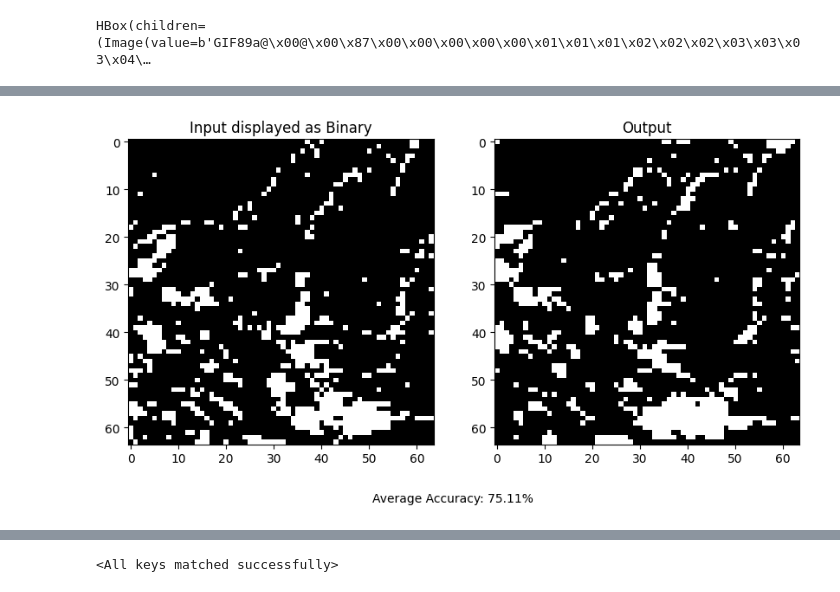
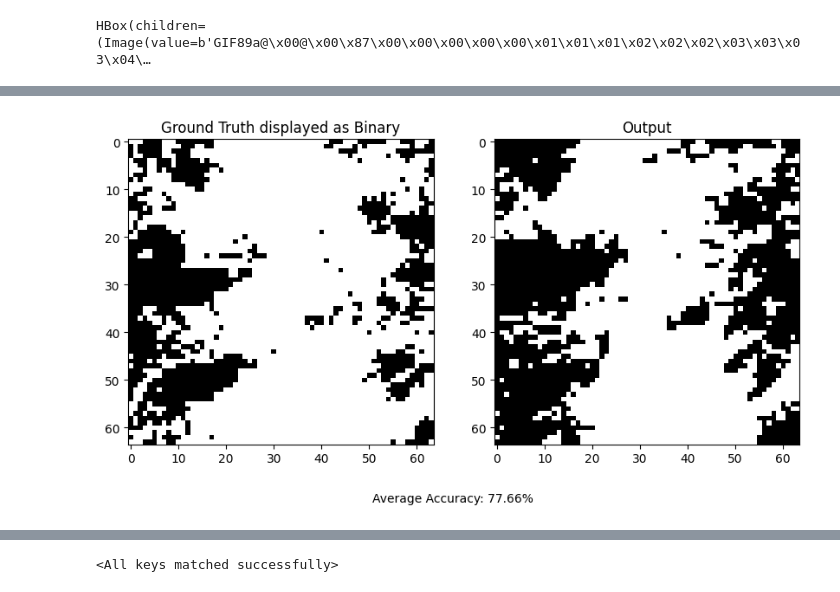
Before and after one commit to Sam-Malta/Cloud-Nowcasting, a Jupyter notebook: conv_lstm.ipynb, the cells around one changed output, grey strips where cells are left out. Drawn from its saved outputs; the diff is of its cells as text; code cells hidden in the pictures.

Commit message:
Fix: Fixed accuracy display

```diff
--- a/conv_lstm.ipynb
+++ b/conv_lstm.ipynb
@@ -56,8 +54,8 @@ dataset = np.array(dataset_resized)
 
 np.random.shuffle(dataset)
 
-train_data = dataset[:int(dataset.shape[0]*0.9)]
-test_data = dataset[int(dataset.shape[0]*0.1):]
+train_data = dataset[:int(dataset.shape[0]*0.8)]
+test_data = dataset[int(dataset.shape[0]*0.2):]
 # %%
 
 def collate(batch):
@@ -189,14 +173,23 @@ accuracy_list = []
 # Initialize output sequence
 output = np.zeros(target.shape, dtype=np.uint8)
 
+ground_truth = target[0]
 # Loop over timesteps
 
-for timestep in range(target.shape[1]):
-  input = batch[:,:,timestep:timestep+10]
-  output[:,timestep]=(model(input).squeeze(1).cpu()>0.5)*255.0
-  binary_input = (input.squeeze(1) > .5).type(torch.uint8)*255
-  accuracy = accuracy_score(binary_input[:,0].flatten().cpu(), output[:,timestep].flatten())
-  accuracy_list.append(accuracy)
+correct = 0
+total = 0
+model.eval()  # Set the model to evaluation mode
+
+
+with torch.no_grad():
+    for timestep in range(target.shape[1]):
+        print(timestep)
+        input = batch[:,:,timestep:timestep+10]
+        output[:,timestep]=(model(input).squeeze(1).cpu() > .5)*255.0
+        target[:,timestep] = (target[:,timestep] > .5) * 255
+        accuracy = accuracy_score(target[:,timestep].flatten(), output[:,timestep].flatten())
+        accuracy_list.append(accuracy)
+
 
 average_accuracy = sum(accuracy_list) / len(accuracy_list)
 print(f'Average accuracy: {average_accuracy}')
@@ -205,17 +208,17 @@ Average accuracy: 0.75108154296875
 # %%
 fig, axs = plt.subplots(1, 2, figsize=(10, 5))
-# Display binary_input_frame
-axs[0].imshow(binary_input[0,0].cpu(), cmap='gray')
-axs[0].set_title('Input displayed as Binary')
+# Display binary ground truth
+axs[0].imshow(ground_truth[0], cmap='gray')
+axs[0].set_title('Ground Truth displayed as Binary')
 
 # Display output
 axs[1].imshow(output[:,timestep][0], cmap='gray')
 axs[1].set_title('Output')
 plt.figtext(0.5, 0.01, f'Average Accuracy: {average_accuracy * 100:.2f}%', ha='center')
 
-plt.savefig("new_binary_input_output.png")
+plt.savefig("accuracydemonstration.png")
 # %% [output]
-[figure, old version]
+[figure, new version]
 # %%
 from IPython.display import Image, display
 
```
Also changed, not shown: parts of 4 cells of this notebook, 3 other files.
